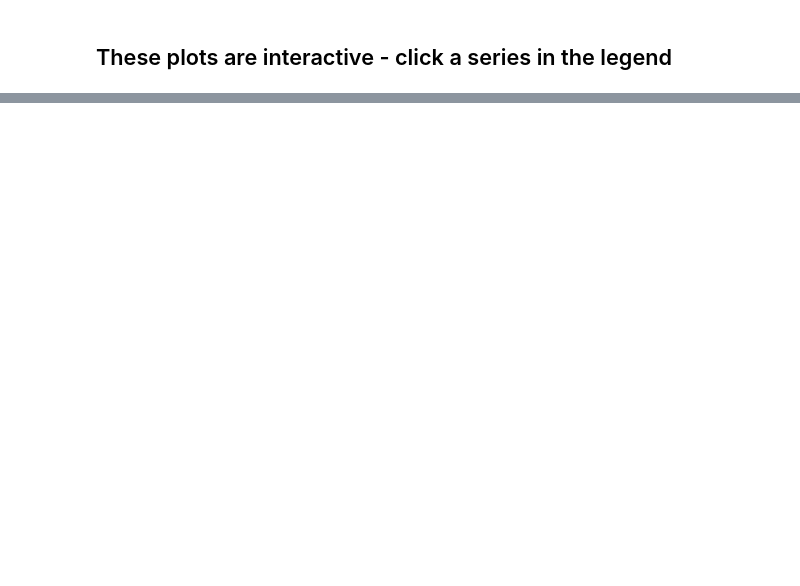
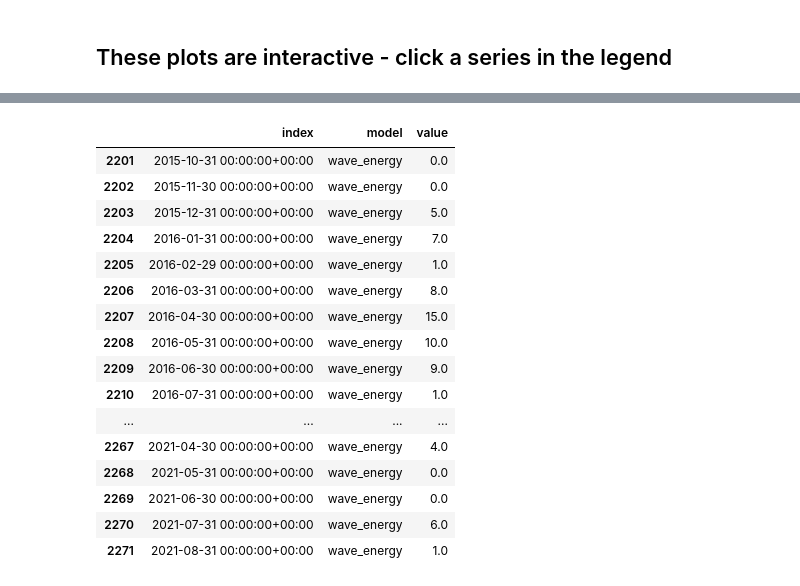
Before and after one commit to davemfish/invest-usage-stats, a Jupyter notebook: invest_usage_stats.ipynb, the cells around one changed output, grey strips where cells are left out. Saved outputs shown, nothing was run; the diff lists cells and outputs as text; code cells hidden in the pictures; blank space fills up the shorter version.

```diff
--- a/invest_usage_stats.ipynb
+++ b/invest_usage_stats.ipynb
@@ -234,3 +240,23 @@ low_use_models = [
 plot_model_counts_over_time(low_use_models, 'low-use models (including some that are already deprecated)')
 # %% [output]
 [interactive output not drawn]
+# %%
+long[long['model'] == 'wave_energy']
+# %% [output]
+|  | index | model | value |
+| 2201 | 2015-10-31 00:00:00+00:00 | wave_energy | 0.0 |
+| 2202 | 2015-11-30 00:00:00+00:00 | wave_energy | 0.0 |
+| 2203 | 2015-12-31 00:00:00+00:00 | wave_energy | 5.0 |
+| 2204 | 2016-01-31 00:00:00+00:00 | wave_energy | 7.0 |
+| 2205 | 2016-02-29 00:00:00+00:00 | wave_energy | 1.0 |
+| 2206 | 2016-03-31 00:00:00+00:00 | wave_energy | 8.0 |
+| 2207 | 2016-04-30 00:00:00+00:00 | wave_energy | 15.0 |
+| 2208 | 2016-05-31 00:00:00+00:00 | wave_energy | 10.0 |
+| 2209 | 2016-06-30 00:00:00+00:00 | wave_energy | 9.0 |
+| 2210 | 2016-07-31 00:00:00+00:00 | wave_energy | 1.0 |
+| ... | ... | ... | ... |
+| 2267 | 2021-04-30 00:00:00+00:00 | wave_energy | 4.0 |
+| 2268 | 2021-05-31 00:00:00+00:00 | wave_energy | 0.0 |
+| 2269 | 2021-06-30 00:00:00+00:00 | wave_energy | 0.0 |
+| 2270 | 2021-07-31 00:00:00+00:00 | wave_energy | 6.0 |
+| 2271 | 2021-08-31 00:00:00+00:00 | wave_energy | 1.0 |
```
Also changed, not shown: parts of 1 cell of this notebook.
